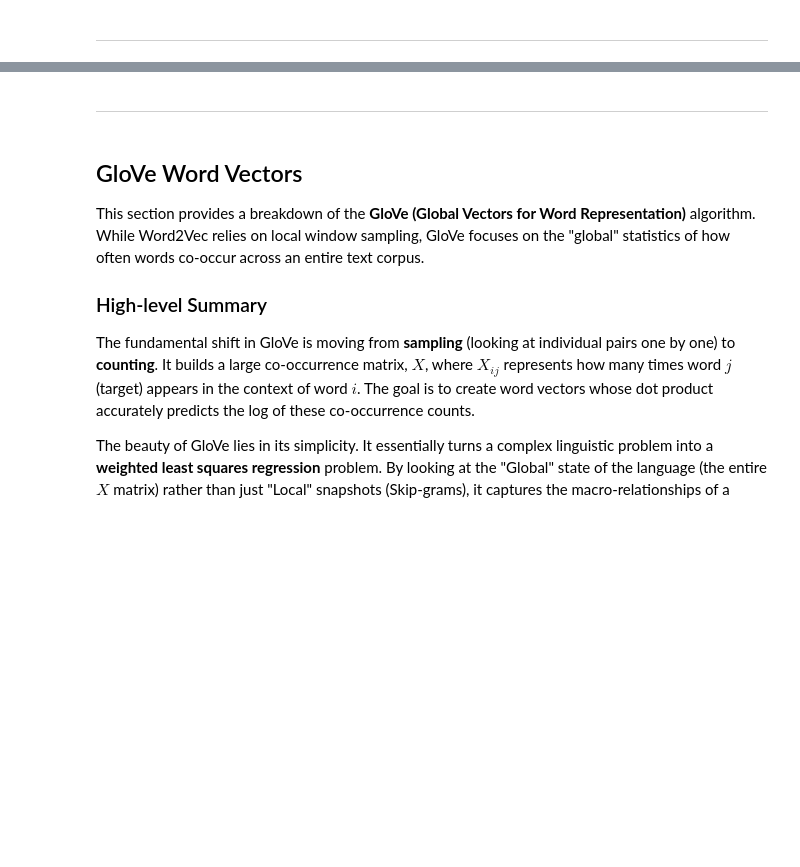
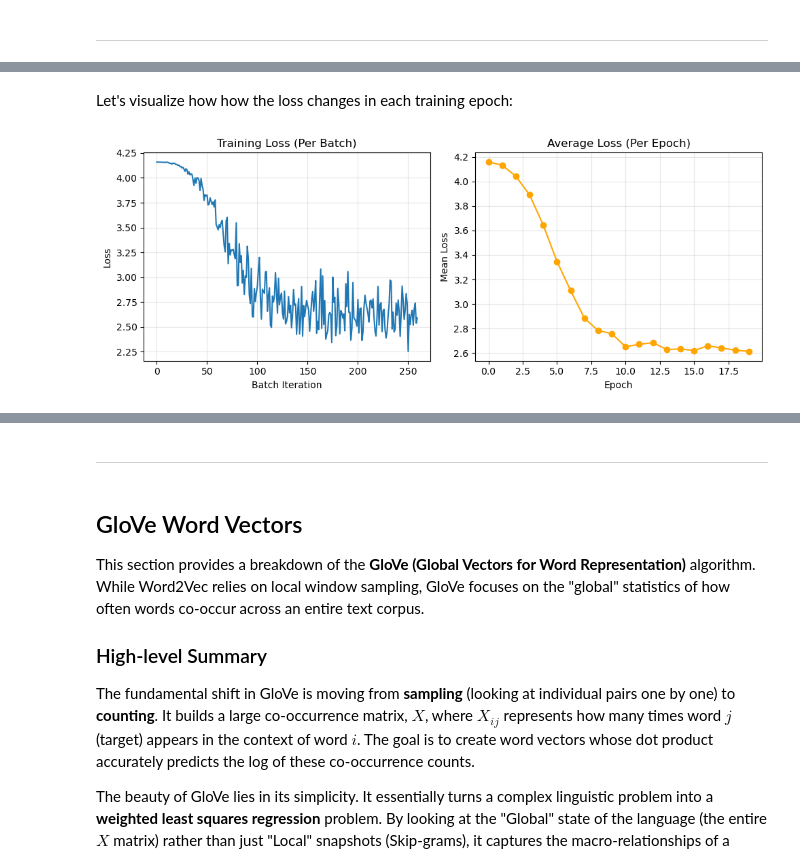
Before and after one commit to paymantohidifar/deep-learning-specialization-coursera, a Jupyter notebook: course-5/notebooks/week2.ipynb, the cells around one changed output, grey strips where cells are left out. Cells and saved outputs as stored; diff of their text form; code cells hidden in the pictures; blank space fills up the shorter version.

Commit message:
Doc: Update Bonus section for more clarity and better readability.

```diff
--- a/course-5/notebooks/week2.ipynb
+++ b/course-5/notebooks/week2.ipynb
@@ -521,12 +686,0 @@ By minimizing this $L$, we are effectively forcing the model to rearrange its em
-# %%
-# Loss Function based on the Sigmoid formula from the transcript
-class NegativeSamplingLoss(nn.Module):
-    def __init__(self):
-        super(NegativeSamplingLoss, self).__init__()
-
-    def forward(self, pos_score, neg_score):
-        # log(sigmoid(pos)) + sum(log(sigmoid(-neg)))
-        pos_loss = torch.log(torch.sigmoid(pos_score))
-        neg_loss = torch.sum(torch.log(torch.sigmoid(-neg_score)), dim=1)
-
-        return -torch.mean(pos_loss + neg_loss) # average loss within a batch
@@ -661 +890,33 @@ ax2.set_ylabel("Epoch average loss")
+# %% [markdown]
+Let's visualize how how the loss changes in each training epoch:
+# %%
+import matplotlib.pyplot as plt
+
+
+# 1. Setup the figure and axes
+fig, axes = plt.subplots(1, 2, figsize=(10, 4), squeeze=False)
+ax1, ax2 = axes.flatten()
+
+# 2. Plot Batch-level Loss
+# This shows the "noisy" loss calculated at every individual step.
+# High volatility here is normal but should generally trend downward.
+ax1.plot(batch_loss_history)
+ax1.set_title("Training Loss (Per Batch)")
+ax1.set_xlabel("Batch Iteration")
+ax1.set_ylabel("Loss")
+ax1.grid(True, alpha=0.3) # Added for better readability
+
+# 3. Plot Epoch-level Loss
+# This provides a "smoothed" view of the model's overall progress.
+ax2.plot(epoch_loss_history, '-o', color='orange')
+ax2.set_title("Average Loss (Per Epoch)")
+ax2.set_xlabel("Epoch")
+ax2.set_ylabel("Mean Loss")
+ax2.grid(True, alpha=0.3)
+
+# Adjust layout to prevent titles and labels from overlapping
+plt.tight_layout()
+plt.show()
+# %% [output]
+[figure, added]
 # %% [markdown]
```
Also changed, not shown: parts of 33 cells of this notebook.
